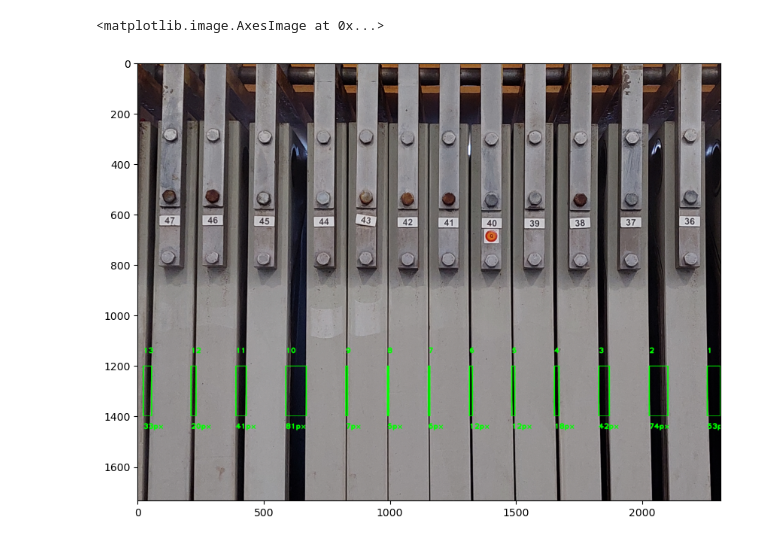
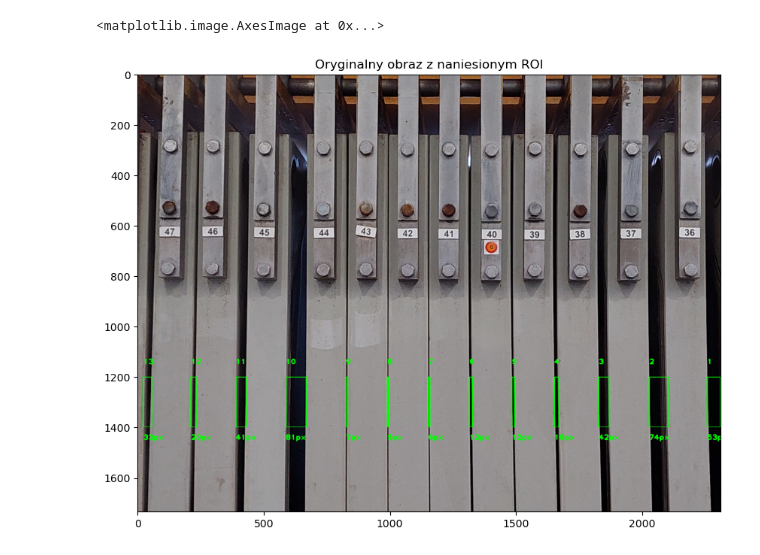
Before and after one commit to k-malicki/ComputerVision-Mash-filter-plates-gap-detection, a Jupyter notebook: 01_Analysis of mash filter plates/01_Analysis of mash filter plates.ipynb, the cells around one changed output. Saved outputs shown, nothing was run; the diff lists cells and outputs as text; code cells hidden in the pictures.

```diff
--- a/01_Analysis of mash filter plates/01_Analysis of mash filter plates.ipynb
+++ b/01_Analysis of mash filter plates/01_Analysis of mash filter plates.ipynb
@@ -82,34 +94,35 @@ cnt_szerokosc_id = []
 cnt_id = 0
 
 # Iteracja po konturach i rysowanie prostokątów
 # na wykrytych krawędzich
 for cnt in contours:
 
     # Oblicz pole powierzchni konturu
     area = cv2.contourArea(cnt)
     if area > 100:
         cnt_id += 1
         # Pobierz prostokąt otaczający kontur
         x, y, w, h = cv2.boundingRect(cnt)
 
         # Rysuj prostokąt
         cv2.rectangle(roi, (x, y), (x + w, y + h), (0, 255, 0), 4)
 
         # dodaj do listy szerokosc konturu
         cnt_szerokosc.append(w)
         # Dodaj do listy id kazdego konturu
         cnt_szerokosc_id.append(cnt_id)
 
         # Wyświetl Id na obrazie
         cv2.putText(img, f"{cnt_id}", (x, h+950), cv2.FONT_HERSHEY_PLAIN, 2, (0,255,0), 4)
         # Wyświetl szerokosc na obrazie
         cv2.putText(img, f"{w}px", (x, h+1250), cv2.FONT_HERSHEY_PLAIN, 2, (0,255,0), 4)
 
 plt.figure(figsize=(10,8))
+plt.title("Oryginalny obraz z naniesionym ROI")
 plt.imshow(img)
 # %% [output]
 <matplotlib.image.AxesImage at 0x...>
-[figure, old version]
+[figure, new version]
 # %%
 # Utworzów DataFrame
 data = {"Id": cnt_szerokosc_id,
```
Also changed, not shown: parts of 9 cells of this notebook.
